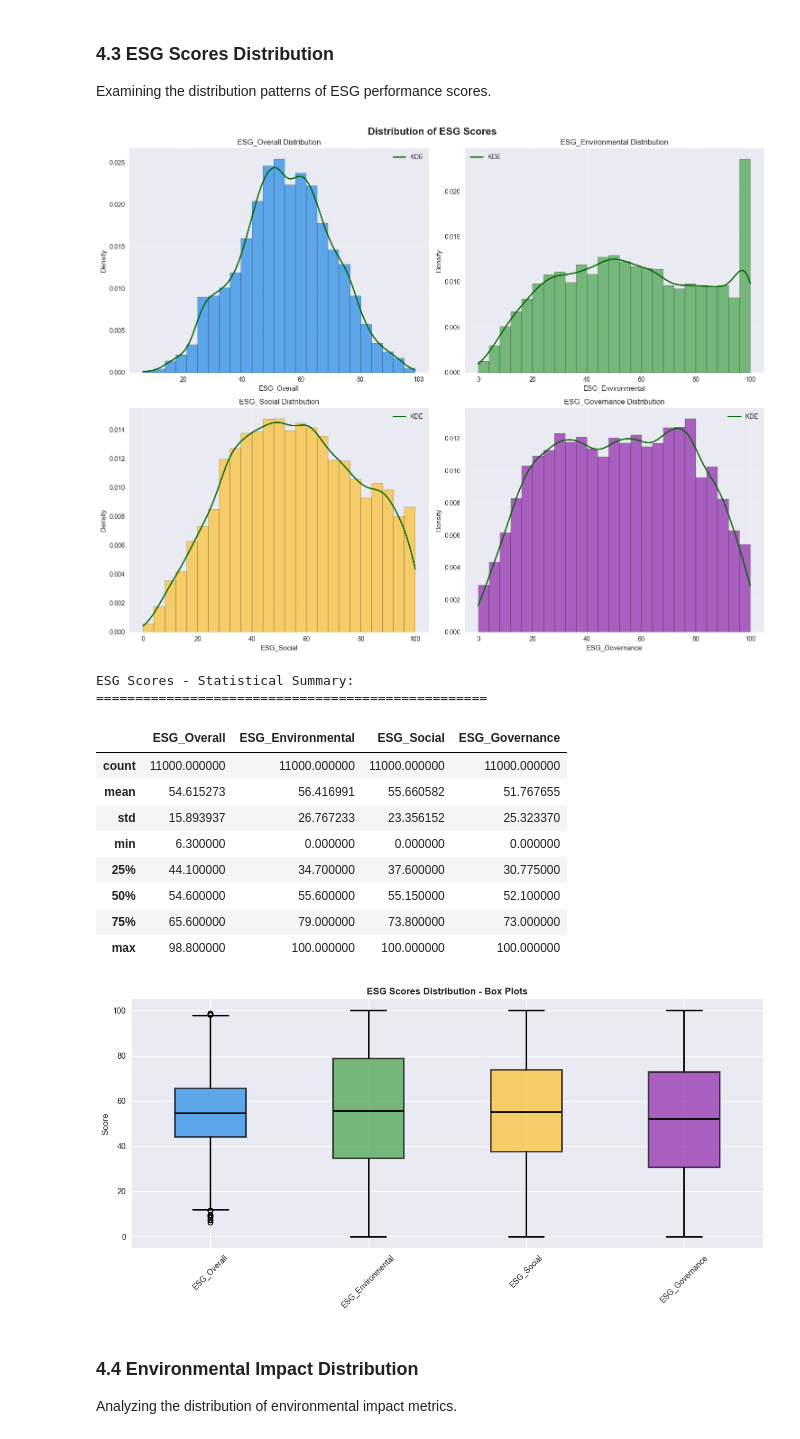
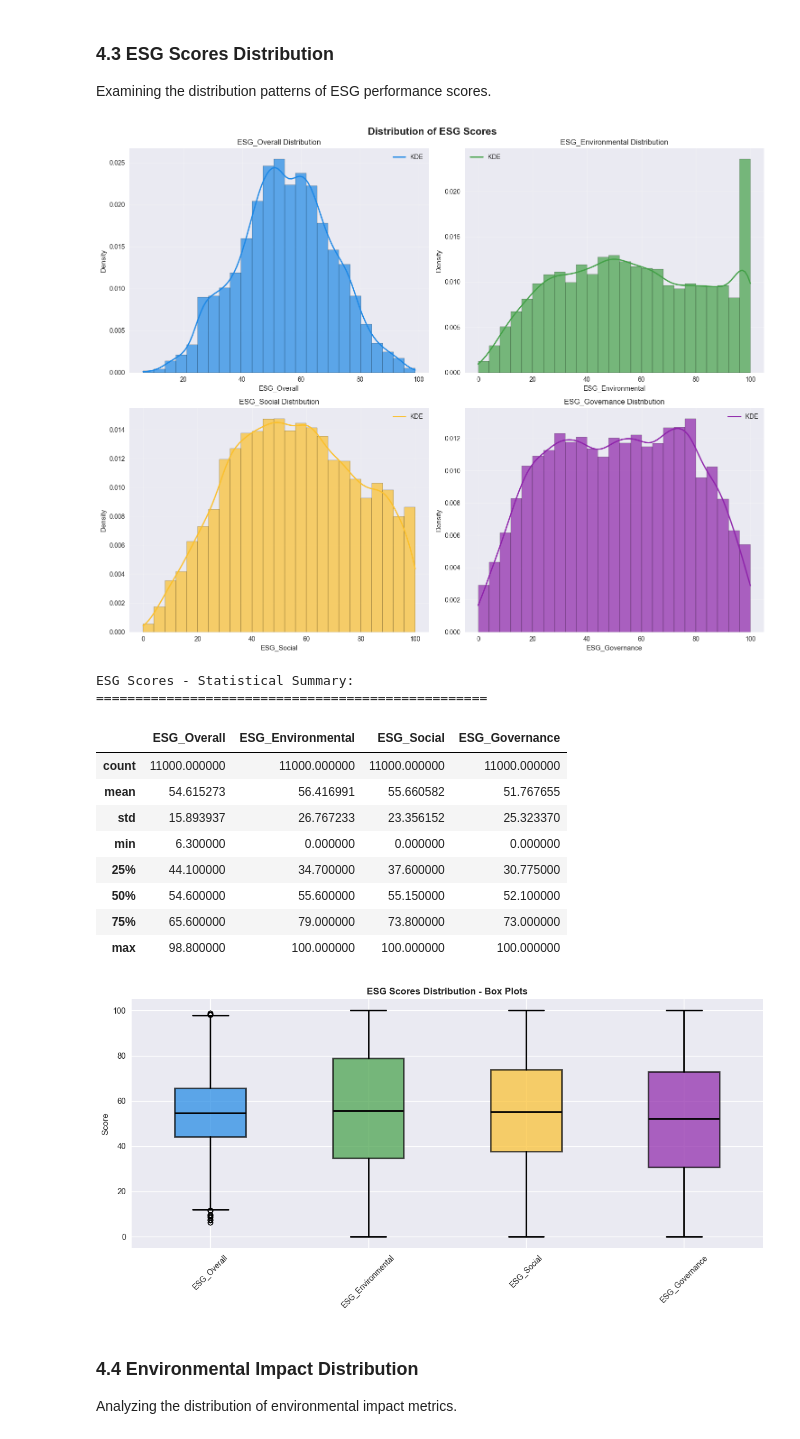
Before and after one commit to Jannik-m12/Clustering, a Jupyter notebook: Notebooks/01_Data_Exploration_EDA.ipynb, the cells around one changed output. Cells and saved outputs as stored; diff of their text form; code cells hidden in the pictures.

```diff
--- a/Notebooks/01_Data_Exploration_EDA.ipynb
+++ b/Notebooks/01_Data_Exploration_EDA.ipynb
@@ -273,14 +273,13 @@ for i, feature in enumerate(esg_features):
     col = i % 2
 
     # Histogram with KDE
-    # Use a different color for each ESG feature histogram
-    # Change colors for ESG_Overall and ESG_Environmental
-    if feature == 'ESG_Overall':
-        hist_color = '#1e88e5'  # blue
-    elif feature == 'ESG_Environmental':
-        hist_color = '#43a047'  # green
+    # Use a different color for each ESG feature histogram from box_colors_list
+    if 'box_colors_list' in globals() and len(box_colors_list) > i:
+        hist_color = box_colors_list[i]
     else:
-        hist_color = box_colors_list[i]  # keep previous colors for others
+        # fallback to color_map or default blue
+        hist_color = color_map.get(feature, '#1e88e5')
+
 
     axes[row, col].hist(
         data[feature].dropna(),
@@ -297,8 +296,12 @@ for i, feature in enumerate(esg_features):
         kde_data = data[feature].dropna()
         kde = gaussian_kde(kde_data)
         x_range = np.linspace(kde_data.min(), kde_data.max(), 100)
-        axes[row, col].plot(x_range, kde(x_range), color='darkgreen', linewidth=2, label='KDE')
-
+        # Use KDE color from box_colors_list (blue, green, yellow, purple) if available, else fallback to color_map or black
+        if 'box_colors_list' in globals() and len(box_colors_list) > i:
+            kde_color = box_colors_list[i]
+        else:
+            kde_color = color_map.get(feature, 'black')
+        axes[row, col].plot(x_range, kde(x_range), color=kde_color, linewidth=2, label='KDE')
     axes[row, col].set_title(f'{feature} Distribution')
     axes[row, col].set_xlabel(feature)
     axes[row, col].set_ylabel('Density')
@@ -316,34 +319,34 @@ display(esg_stats)
 
 # Box plots for ESG scores
 fig, ax = plt.subplots(figsize=(12, 6))
 data[esg_features].boxplot(ax=ax)
 ax.set_title('ESG Scores Distribution - Box Plots')
 # Use seaborn style for better visibility
 sns.set_style("whitegrid")
 # Use different colors for each ESG box and fill them for visibility
 box_colors_list = [ '#1e88e5', '#43a047', '#fbc02d', '#8e24aa']  # blue, green, yellow, purple
 
 # Draw the boxplot with patch_artist=True to allow box filling
 bp = ax.boxplot([data[feature].dropna() for feature in esg_features],
                 patch_artist=True, boxprops=dict(linewidth=2),
                 whiskerprops=dict(linewidth=2),
                 medianprops=dict(linewidth=2, color='black'),
                 capprops=dict(linewidth=2),
                 labels=esg_features)
 
 # Fill each box with a different color
 for patch, color in zip(bp['boxes'], box_colors_list):
     patch.set_facecolor(color)
     patch.set_alpha(0.7)
 
 # Make the title bold
 ax.set_title('ESG Scores Distribution - Box Plots', fontweight='bold')
 ax.set_ylabel('Score')
 plt.xticks(rotation=45)
 plt.tight_layout()
 plt.show()
 # %% [output]
-[figure, old version]
+[figure, new version]
 ESG Scores - Statistical Summary:
 ==================================================
 |  | ESG_Overall | ESG_Environmental | ESG_Social | ESG_Governance |
```
Also changed, not shown: parts of 2 cells of this notebook, 18 other files.
